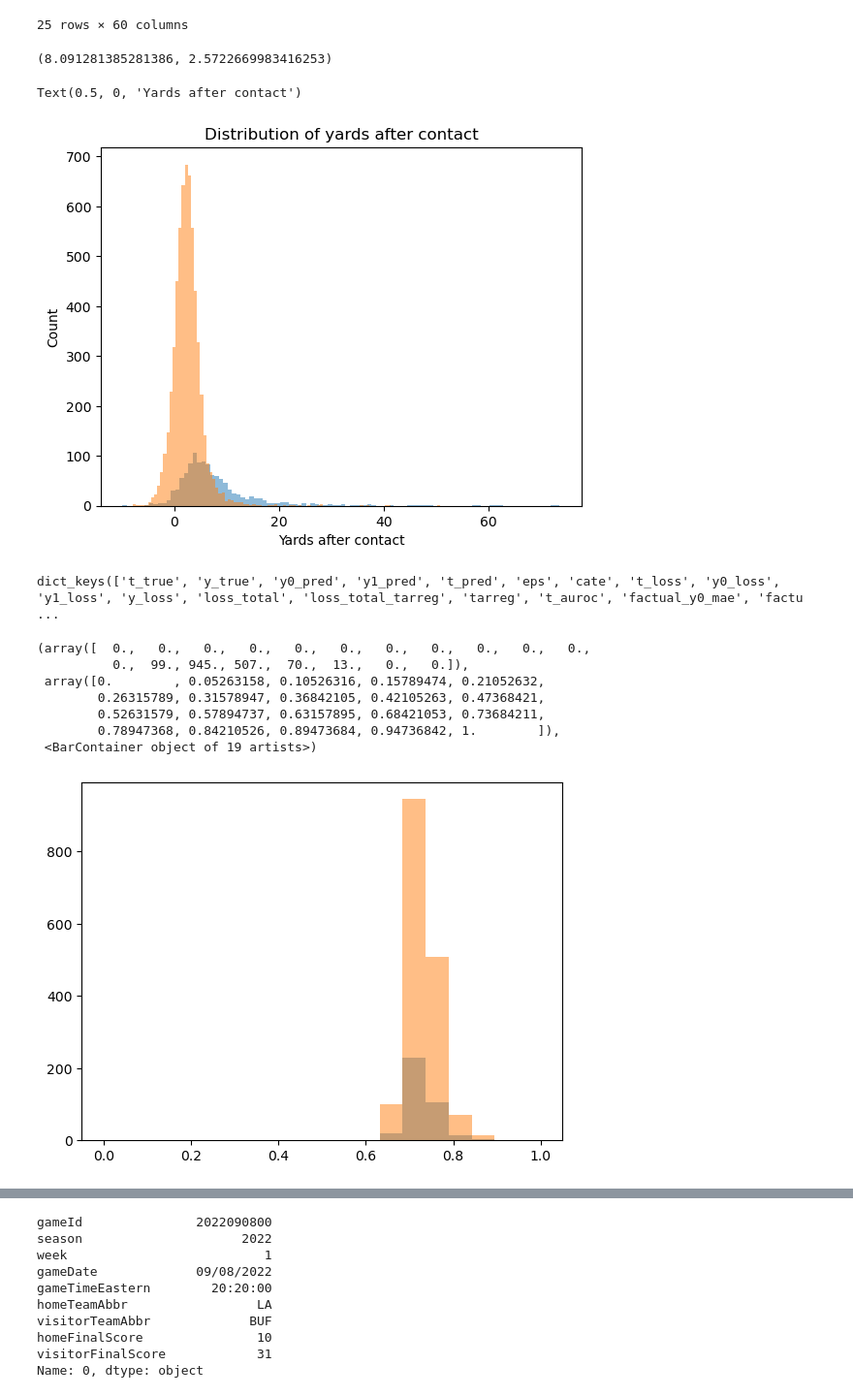
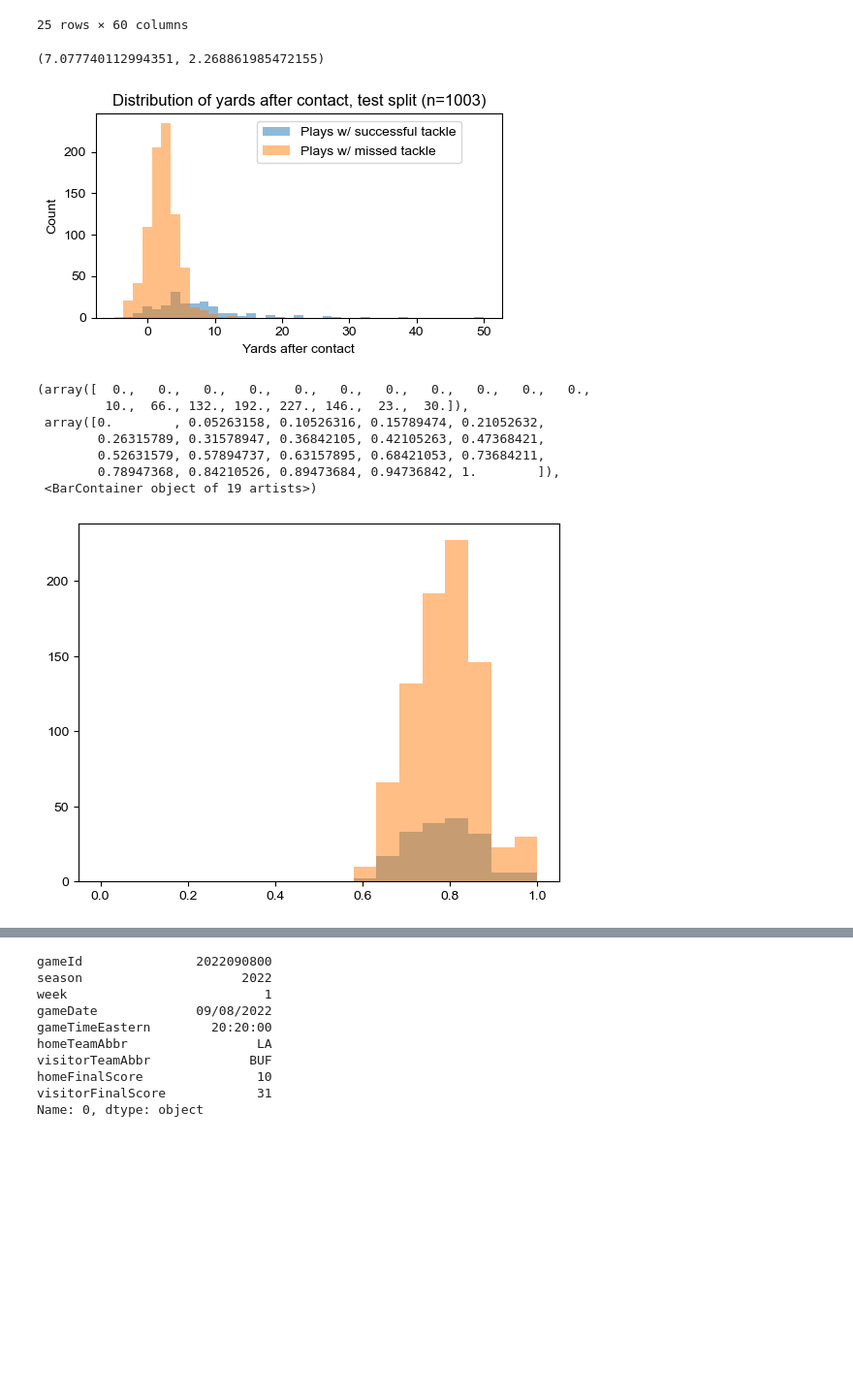
Before and after one commit to tchang1997/tackle_yards_prevented, a Jupyter notebook: notebooks/postprocessed_eda.ipynb, the cells around one changed output, grey strips where cells are left out. Shown at 97% size. Saved outputs shown, nothing was run; the diff lists cells and outputs as text; code cells hidden in the pictures; blank space fills up the shorter version.

Commit message:
visualizations

```diff
--- a/notebooks/postprocessed_eda.ipynb
+++ b/notebooks/postprocessed_eda.ipynb
@@ -0,0 +1,5 @@
+# %%
+import pickle
+import matplotlib.pyplot as plt
+
+plt.rcParams["font.sans-serif"] = "Arial"
@@ -1,4 +9,2 @@
 # %%
-import pickle
-
-train_data = pickle.load(open("../data/nfl-big-data-bowl-2024/play_by_play_train.pkl", "rb"))
+test_data = pickle.load(open("../data/nfl-big-data-bowl-2024/play_by_play_test.pkl", "rb"))
@@ -29,27 +33,23 @@ val_data[0]["offense_raw"]
 # %%
 import numpy as np
 
-T = np.array([play["tackle_successful"] for play in train_data])
-Y = np.array([play["yards_after_contact"] for play in train_data])
+T = np.array([play["tackle_successful"] for play in test_data])
+Y = np.array([play["yards_after_contact"] for play in test_data])
 Y[T == 0].mean(), Y[T==1].mean()
 # %% [output]
-(8.091281385281386, 2.5722669983416253)
+(7.077740112994351, 2.268861985472155)
 # %%
 import matplotlib.pyplot as plt
 
-fig, ax = plt.subplots()
+fig, ax = plt.subplots(figsize=(5, 3))
 
-ax.set_title("Distribution of yards after contact")
-ax.hist(Y[T  == 0], alpha=0.5, bins=100)
-ax.hist(Y[T == 1], alpha=0.5, bins=100)
+ax.set_title(f"Distribution of yards after contact, test split (n={len(test_data)})")
+ax.hist(Y[T  == 0], alpha=0.5, bins=np.linspace(-5, 50, 40), label="Plays w/ successful tackle")
+ax.hist(Y[T == 1], alpha=0.5, bins=np.linspace(-5, 50, 40), label="Plays w/ missed tackle")
 ax.set_ylabel("Count")
 ax.set_xlabel("Yards after contact")
+fig.legend(loc=1, bbox_to_anchor=(0.9, 0.88))
+fig.tight_layout()
+fig.savefig("yac_test.png")
 # %% [output]
-Text(0.5, 0, 'Yards after contact')
-[figure, old version]
+[figure, new version]
-# %%
-model_name = "nonlinear_nox_sgd1e-6_wd1e-4_explr0.8"
-model_results = pickle.load(open(f"../lightning_logs/dragonnet_baseline/{model_name}/results.pkl", "rb"))
-model_results.keys()
-# %% [output]
-dict_keys(['t_true', 'y_true', 'y0_pred', 'y1_pred', 't_pred', 'eps', 'cate', 't_loss', 'y0_loss', 'y1_loss', 'y_loss', 'loss_total', 'loss_total_tarreg', 'tarreg', 't_auroc', 'factual_y0_mae', 'factu ...
@@ -56,17 +61,17 @@ dict_keys(['t_true', 'y_true', 'y0_pred', 'y1_pred', 't_pred', 'eps', 'cate', 't
 # %%
-val_T = model_results["t_true"]
-val_Y = model_results["y_true"]
-val_T_pred = model_results["t_pred"]
+test_T = model_results["t_true"]
+test_Y = model_results["y_true"]
+test_T_pred = model_results["t_pred"]
 
 fig, ax = plt.subplots()
-ax.hist(val_T_pred[val_T == 0], alpha=0.5, bins=np.linspace(0, 1, 20))
-ax.hist(val_T_pred[val_T == 1], alpha=0.5, bins=np.linspace(0, 1, 20))
+ax.hist(test_T_pred[test_T == 0], alpha=0.5, bins=np.linspace(0, 1, 20))
+ax.hist(test_T_pred[test_T == 1], alpha=0.5, bins=np.linspace(0, 1, 20))
 # %% [output]
 (array([  0.,   0.,   0.,   0.,   0.,   0.,   0.,   0.,   0.,   0.,   0.,
-          0.,  99., 945., 507.,  70.,  13.,   0.,   0.]),
+         10.,  66., 132., 192., 227., 146.,  23.,  30.]),
  array([0.        , 0.05263158, 0.10526316, 0.15789474, 0.21052632,
         0.26315789, 0.31578947, 0.36842105, 0.42105263, 0.47368421,
         0.52631579, 0.57894737, 0.63157895, 0.68421053, 0.73684211,
         0.78947368, 0.84210526, 0.89473684, 0.94736842, 1.        ]),
  <BarContainer object of 19 artists>)
-[figure, old version]
+[figure, new version]
```
Also changed, not shown: parts of 42 cells of this notebook, 13 other files.
